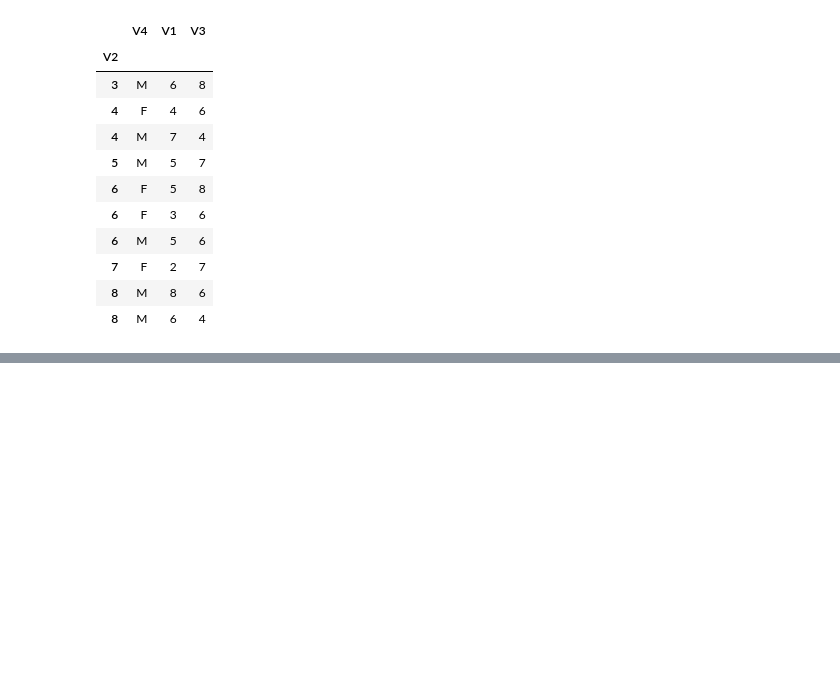
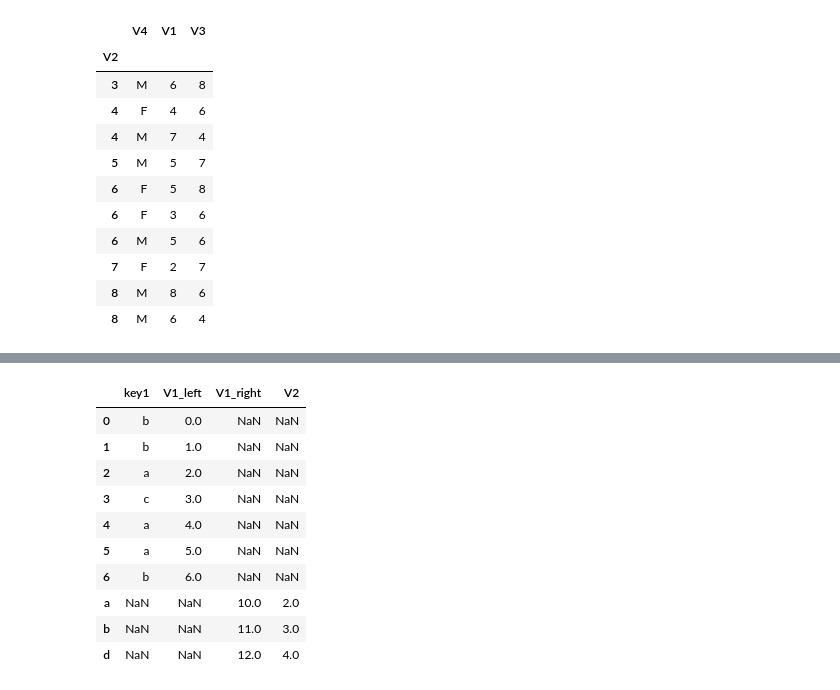
Before and after one commit to BerniceLee/ywpython, a Jupyter notebook: 0617_pandas2.ipynb, the cells around one changed output, grey strips where cells are left out. Saved outputs shown, nothing was run; the diff lists cells and outputs as text; code cells hidden in the pictures; blank space fills up the shorter version.

```diff
--- a/0617_pandas2.ipynb
+++ b/0617_pandas2.ipynb
@@ -801,0 +1032,16 @@ V2
+# %%
+df1.join(df2, lsuffix='_left', rsuffix='_right', how="outer")
+
+# suffix 메소드로 변수이름을 변경시켜준다.
+# %% [output]
+|  | key1 | V1_left | V1_right | V2 |
+| 0 | b | 0.0 | NaN | NaN |
+| 1 | b | 1.0 | NaN | NaN |
+| 2 | a | 2.0 | NaN | NaN |
+| 3 | c | 3.0 | NaN | NaN |
+| 4 | a | 4.0 | NaN | NaN |
+| 5 | a | 5.0 | NaN | NaN |
+| 6 | b | 6.0 | NaN | NaN |
+| a | NaN | NaN | 10.0 | 2.0 |
+| b | NaN | NaN | 11.0 | 3.0 |
+| d | NaN | NaN | 12.0 | 4.0 |
```
Also changed, not shown: parts of 44 cells of this notebook.
